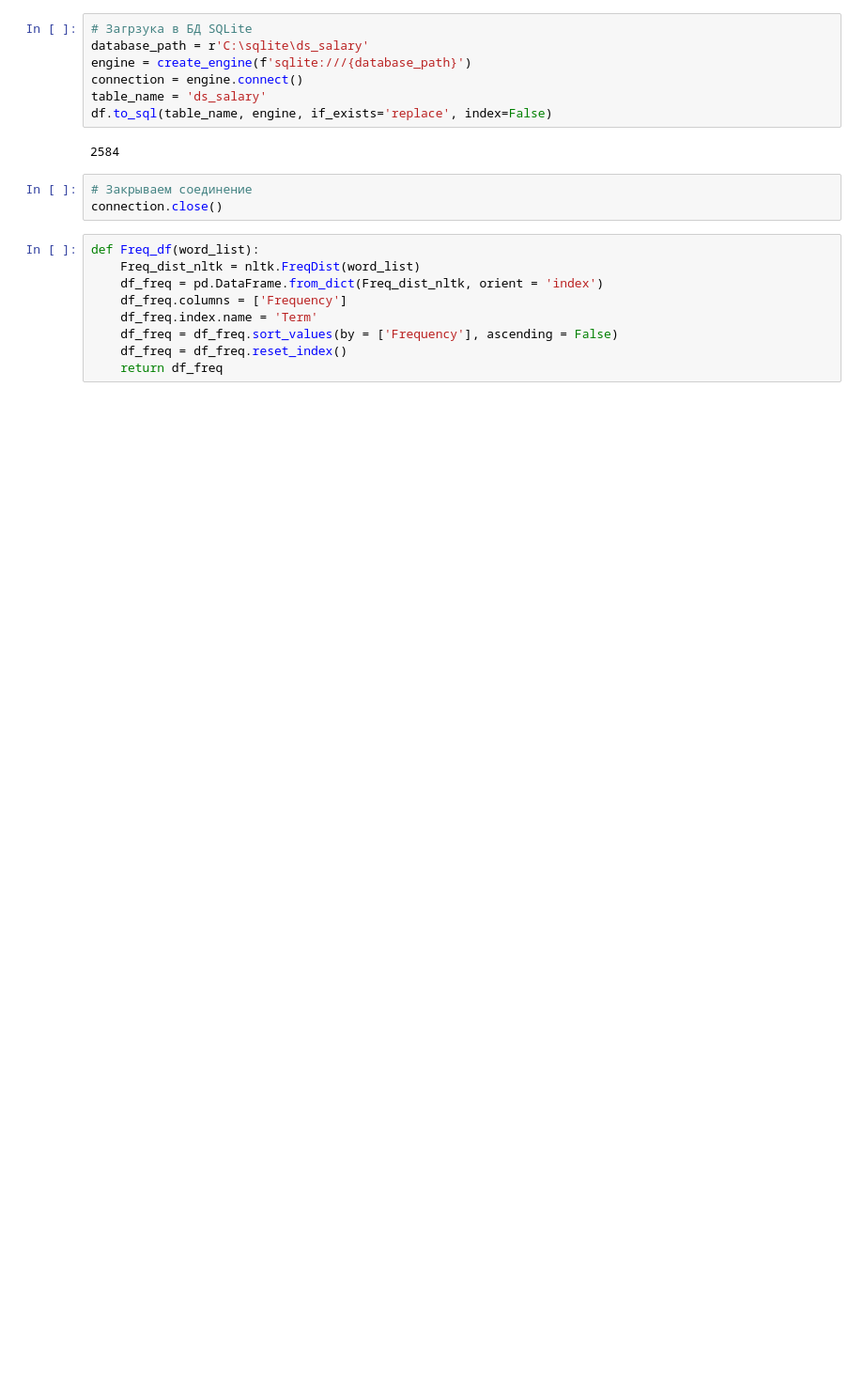
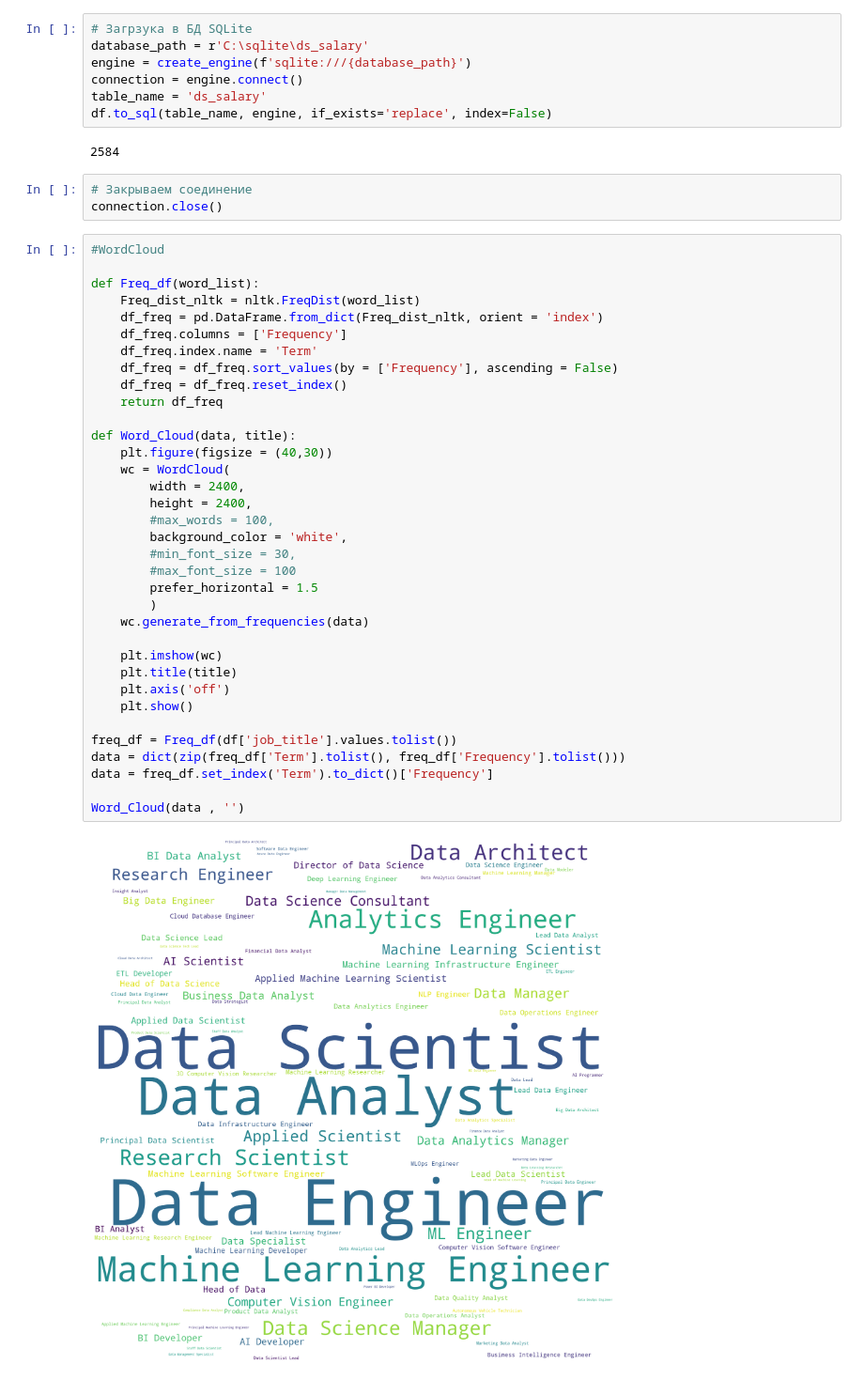
Before and after one commit to NikitaVarlamov/SQL_DataSalary-analysis, a Jupyter notebook: notebook.ipynb, the cells around one changed output. Shown at 94% size. Cells and saved outputs as stored; diff of their text form; blank space fills up the shorter version.

```diff
--- a/notebook.ipynb
+++ b/notebook.ipynb
@@ -295,11 +284,39 @@ df.to_sql(table_name, engine, if_exists='replace', index=False)
 # Закрываем соединение
 connection.close()
 # %%
+#WordCloud
+
 def Freq_df(word_list):
     Freq_dist_nltk = nltk.FreqDist(word_list)
     df_freq = pd.DataFrame.from_dict(Freq_dist_nltk, orient = 'index')
     df_freq.columns = ['Frequency']
     df_freq.index.name = 'Term'
     df_freq = df_freq.sort_values(by = ['Frequency'], ascending = False)
     df_freq = df_freq.reset_index()
     return df_freq
+
+def Word_Cloud(data, title):
+    plt.figure(figsize = (40,30))
+    wc = WordCloud(
+        width = 2400,
+        height = 2400,
+        #max_words = 100,
+        background_color = 'white',
+        #min_font_size = 30,
+        #max_font_size = 100
+        prefer_horizontal = 1.5
+        )
+    wc.generate_from_frequencies(data)
+
+    plt.imshow(wc)
+    plt.title(title)
+    plt.axis('off')
+    plt.show()
+
+freq_df = Freq_df(df['job_title'].values.tolist())
+data = dict(zip(freq_df['Term'].tolist(), freq_df['Frequency'].tolist()))
+data = freq_df.set_index('Term').to_dict()['Frequency']
+
+Word_Cloud(data , '')
+# %% [output]
+[figure, added]
```
Also changed, not shown: parts of 9 cells of this notebook, 1 other file.
